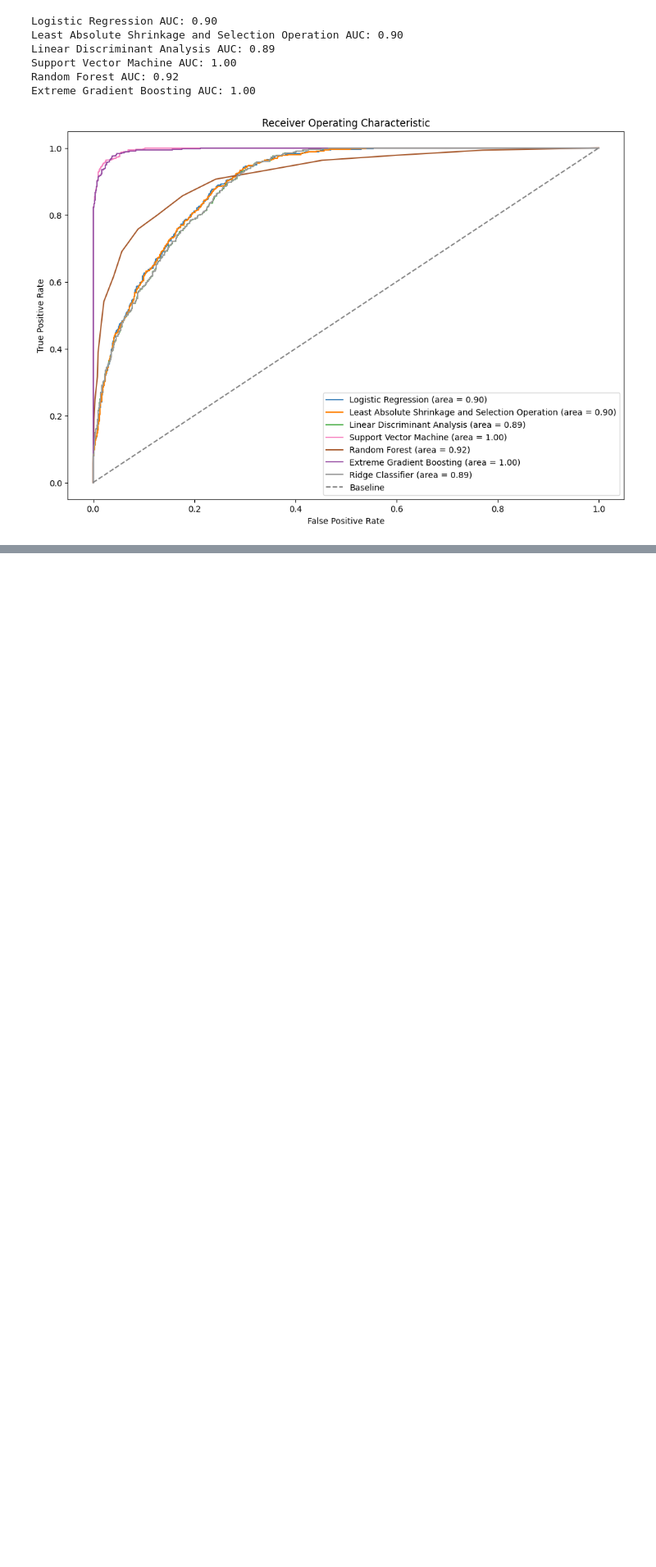
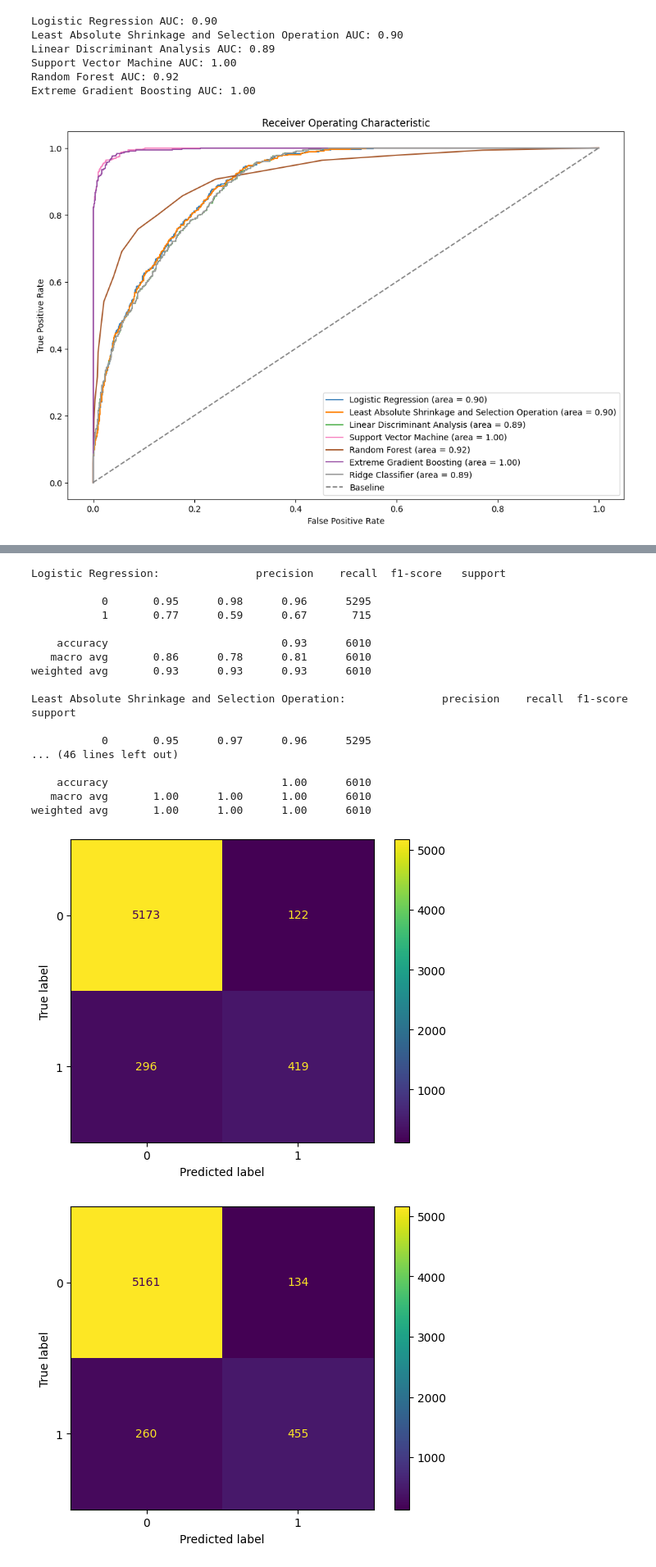
Before and after one commit to KomlaRD/machine_learning_dhs, a Jupyter notebook: ml_undernutrition.ipynb, the cells around one changed output, grey strips where cells are left out. Shown: that part at 82% size. Saved outputs shown, nothing was run; the diff lists cells and outputs as text; code cells hidden in the pictures; blank space fills up the shorter version.

```diff
--- a/ml_undernutrition.ipynb
+++ b/ml_undernutrition.ipynb
@@ -867,0 +910,19 @@ plt.show()
+# %%
+# Find best models to use to fit underweight data
+lasso_cv_u = lasso_cv
+lasso_cv_u.fit(X_train_u, y_train_u) # Lasso
+
+rr_cv_u = rr_cv
+rr_cv_u.fit(X_train_u, y_train_u) # Ridge
+
+lda_cv_u = lda_cv
+lda_cv_u.fit(X_train_u, y_train_u) # LDA
+
+svm_cv_u = svm_cv
+svm_cv_u.fit(X_train_u, y_train_u) # SVM
+
+rf_cv_u = rf_cv
+rf_cv_u.fit(X_train_u, y_train_u) # RF
+
+xgb_cv_u = xgb_cv
+xgb_cv_u.fit(X_train_u, y_train_u) # XGB
@@ -867,0 +970,36 @@ plt.show()
+# %%
+models_list = [lr, lasso_cv_u, lda_cv_u, rr_cv_u, svm_cv_u, rf_cv_u, xgb_cv_u]
+model_names_list = ["Logistic Regression",
+               "Least Absolute Shrinkage and Selection Operation",
+               "Linear Discriminant Analysis",
+               "Ridge Classifier",
+               "Support Vector Machine",
+               "Random Forest",
+               "Extreme Gradient Boosting"]
+
+for model,name in zip(models_list,model_names_list):
+    y_train_pred = model.predict(X_train_u)
+    print(f"{name}: {classification_report(y_train_u, y_train_pred)}")
+    cm = confusion_matrix(y_train_u, y_train_pred)
+    disp = ConfusionMatrixDisplay(confusion_matrix=cm)
+    disp.plot()
+# %% [output]
+Logistic Regression:               precision    recall  f1-score   support
+
+           0       0.95      0.98      0.96      5295
+           1       0.77      0.59      0.67       715
+
+    accuracy                           0.93      6010
+   macro avg       0.86      0.78      0.81      6010
+weighted avg       0.93      0.93      0.93      6010
+
+Least Absolute Shrinkage and Selection Operation:               precision    recall  f1-score   support
+
+           0       0.95      0.97      0.96      5295
+... (46 lines left out)
+
+    accuracy                           1.00      6010
+   macro avg       1.00      1.00      1.00      6010
+weighted avg       1.00      1.00      1.00      6010
+[figure, added]
+[figure, added]
```
Also changed, not shown: parts of 5 cells of this notebook.
